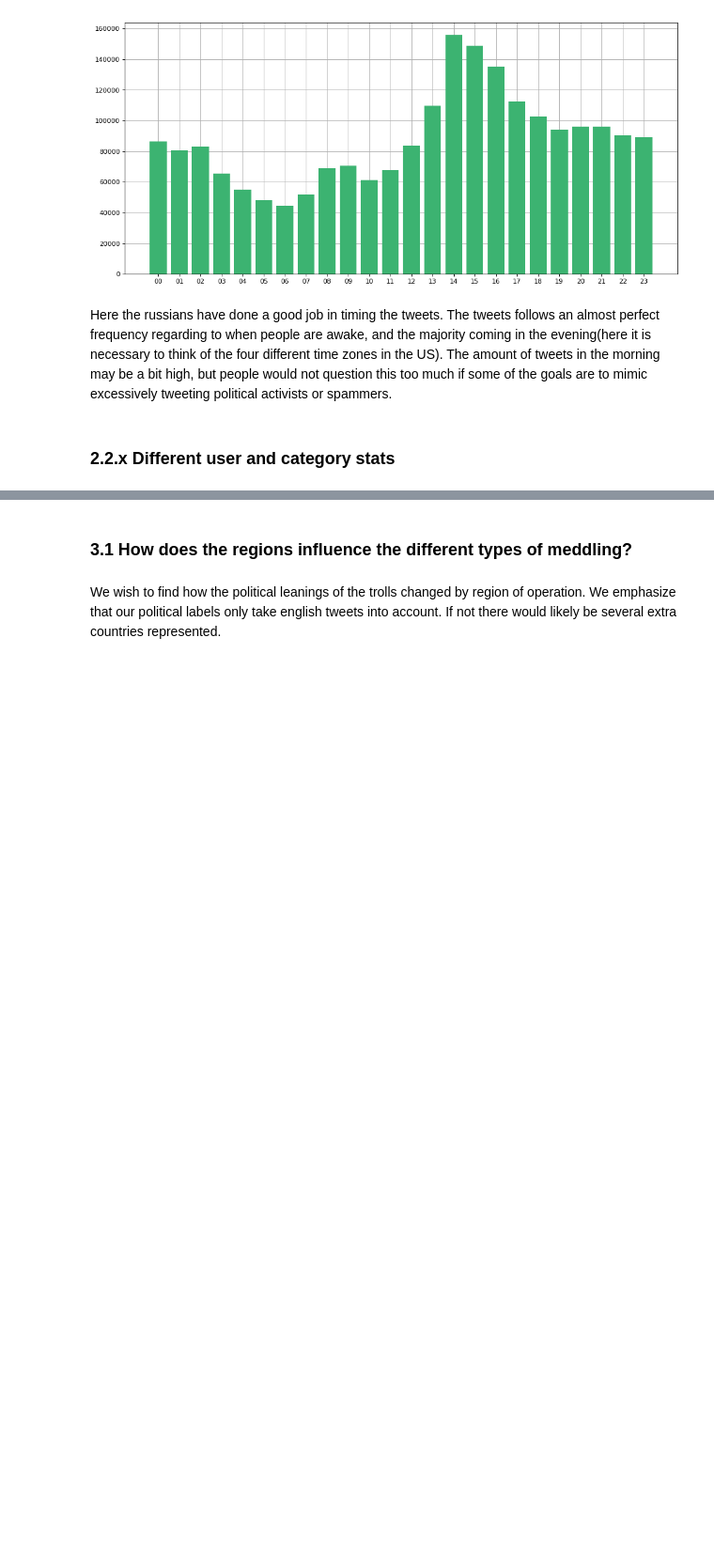
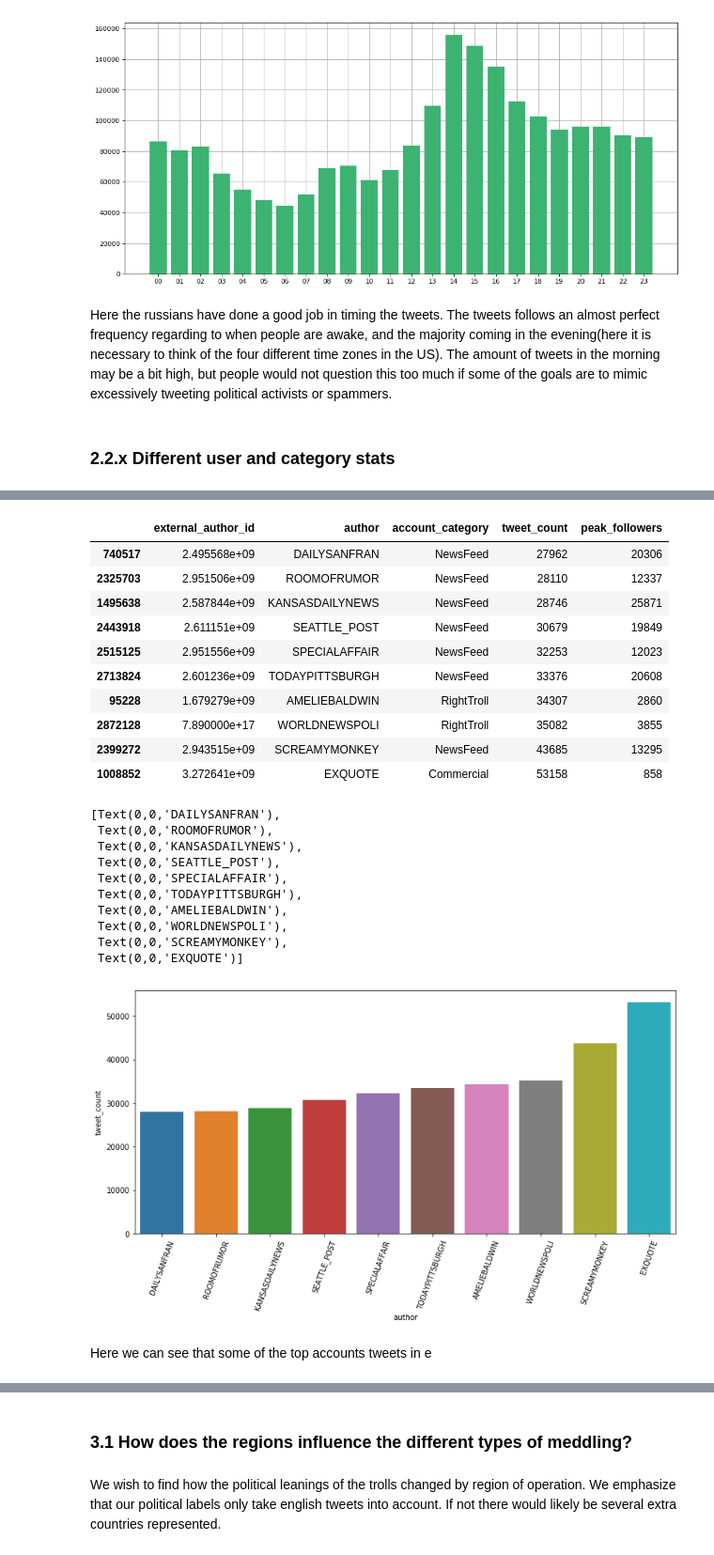
Before and after one commit to haakonms/ADAproject, a Jupyter notebook: Milestone2.ipynb, the cells around one changed output, grey strips where cells are left out. Shown: that part at 94% size. Cells and saved outputs as stored; diff of their text form; code cells hidden in the pictures; blank space fills up the shorter version.

```diff
--- a/Milestone2.ipynb
+++ b/Milestone2.ipynb
@@ -383,3 +391,34 @@ We can see
+# %%
+display(most_active_authors.tail(10))
+fig, ax = plt.subplots(1, 1, figsize=(13,6))
+
+sns.barplot(x="author", y="tweet_count", data=most_active_authors.tail(10))
+ax.set_xticklabels(most_active_authors.tail(10)["author"], rotation=70)
+# %% [output]
+|  | external_author_id | author | account_category | tweet_count | peak_followers |
+| 740517 | 2.495568e+09 | DAILYSANFRAN | NewsFeed | 27962 | 20306 |
+| 2325703 | 2.951506e+09 | ROOMOFRUMOR | NewsFeed | 28110 | 12337 |
+| 1495638 | 2.587844e+09 | KANSASDAILYNEWS | NewsFeed | 28746 | 25871 |
+| 2443918 | 2.611151e+09 | SEATTLE_POST | NewsFeed | 30679 | 19849 |
+| 2515125 | 2.951556e+09 | SPECIALAFFAIR | NewsFeed | 32253 | 12023 |
+| 2713824 | 2.601236e+09 | TODAYPITTSBURGH | NewsFeed | 33376 | 20608 |
+| 95228 | 1.679279e+09 | AMELIEBALDWIN | RightTroll | 34307 | 2860 |
+| 2872128 | 7.890000e+17 | WORLDNEWSPOLI | RightTroll | 35082 | 3855 |
+| 2399272 | 2.943515e+09 | SCREAMYMONKEY | NewsFeed | 43685 | 13295 |
+| 1008852 | 3.272641e+09 | EXQUOTE | Commercial | 53158 | 858 |
+[Text(0,0,'DAILYSANFRAN'),
+ Text(0,0,'ROOMOFRUMOR'),
+ Text(0,0,'KANSASDAILYNEWS'),
+ Text(0,0,'SEATTLE_POST'),
+ Text(0,0,'SPECIALAFFAIR'),
+ Text(0,0,'TODAYPITTSBURGH'),
+ Text(0,0,'AMELIEBALDWIN'),
+ Text(0,0,'WORLDNEWSPOLI'),
+ Text(0,0,'SCREAMYMONKEY'),
+ Text(0,0,'EXQUOTE')]
+[figure, added]
+# %% [markdown]
+Here we can see that some of the top accounts tweets in e
 # %% [markdown]
 # 3) Looking into specific research questions
 We found out that many of our initial research questions was harder to answer than initially thought, and that is further descripted in part 4 of this notebook.
```
Also changed, not shown: parts of 14 cells of this notebook.
